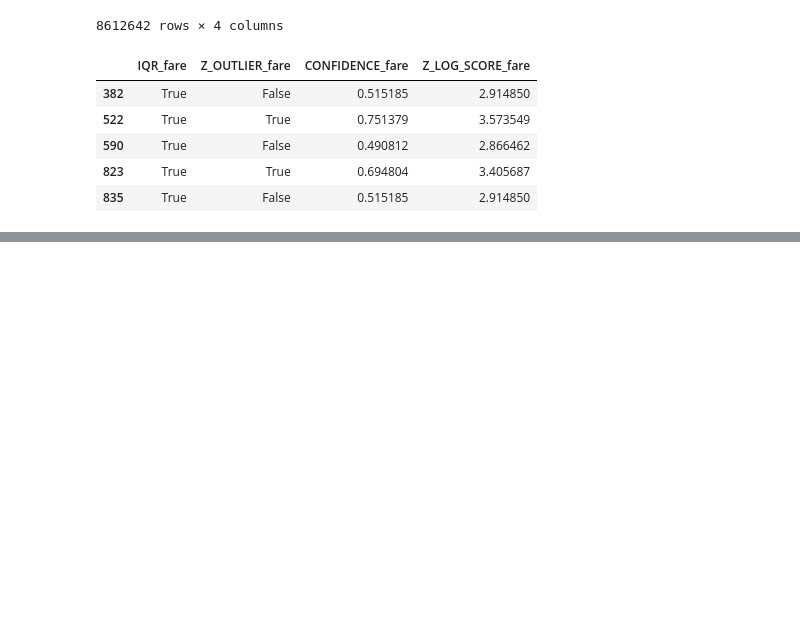
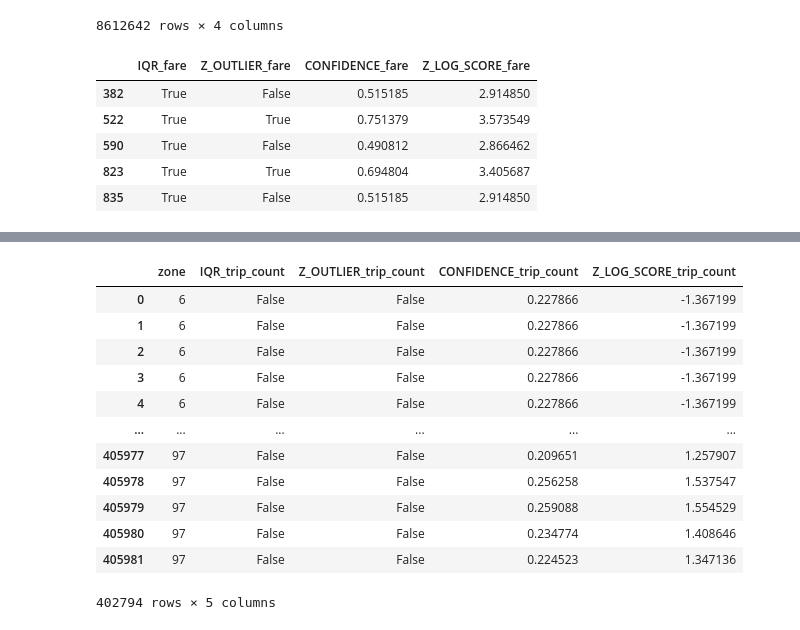
Before and after one commit to richardalamo/pocketride, a Jupyter notebook: data/Outlier_Detection/outliers_chicago_with_fare.ipynb, the cells around one changed output, grey strips where cells are left out. Drawn from its saved outputs; the diff is of its cells as text; code cells hidden in the pictures; blank space fills up the shorter version.

Commit message:
Add trip_count outlier analysis.

```diff
--- a/data/Outlier_Detection/outliers_chicago_with_fare.ipynb
+++ b/data/Outlier_Detection/outliers_chicago_with_fare.ipynb
@@ -411,0 +555,8 @@ filtered_trip_fare_metrics.head()
+# %%
+## Create month, day of week, year, hour, and date columns
+
+df['month'] = pd.to_datetime(df['trip_start_timestamp']).dt.month
+df['dayofweek'] = pd.to_datetime(df['trip_start_timestamp']).dt.dayofweek
+df['year'] = pd.to_datetime(df['trip_start_timestamp']).dt.year
+df['hour'] = pd.to_datetime(df['trip_start_timestamp']).dt.hour
+df['date'] = pd.to_datetime(df['trip_start_timestamp']).dt.day
@@ -411,0 +591,5 @@ filtered_trip_fare_metrics.head()
+# %%
+filtered_df = df.drop(['trip_start_timestamp','percent_time_chicago','percent_distance_chicago',
+                                 'pickup_centroid_location','dropoff_centroid_location'],axis=1)
+# %%
+df_aggregated = filtered_df.groupby(['zone','month','date', 'year', 'hour']).agg(sum).reset_index()
@@ -411,0 +628,3 @@ filtered_trip_fare_metrics.head()
+# %%
+trip_count_metrics = df_aggregated[['zone', 'IQR_trip_count', 'Z_OUTLIER_trip_count',
+       'CONFIDENCE_trip_count', 'Z_LOG_SCORE_trip_count']]
@@ -411,0 +640,16 @@ filtered_trip_fare_metrics.head()
+# %%
+trip_count_metrics[trip_count_metrics['Z_OUTLIER_trip_count'] < 0.5]
+# %% [output]
+|  | zone | IQR_trip_count | Z_OUTLIER_trip_count | CONFIDENCE_trip_count | Z_LOG_SCORE_trip_count |
+| 0 | 6 | False | False | 0.227866 | -1.367199 |
+| 1 | 6 | False | False | 0.227866 | -1.367199 |
+| 2 | 6 | False | False | 0.227866 | -1.367199 |
+| 3 | 6 | False | False | 0.227866 | -1.367199 |
+| 4 | 6 | False | False | 0.227866 | -1.367199 |
+| ... | ... | ... | ... | ... | ... |
+| 405977 | 97 | False | False | 0.209651 | 1.257907 |
+| 405978 | 97 | False | False | 0.256258 | 1.537547 |
+| 405979 | 97 | False | False | 0.259088 | 1.554529 |
+| 405980 | 97 | False | False | 0.234774 | 1.408646 |
+| 405981 | 97 | False | False | 0.224523 | 1.347136 |
+402794 rows × 5 columns
```
Also changed, not shown: parts of 23 cells of this notebook.
